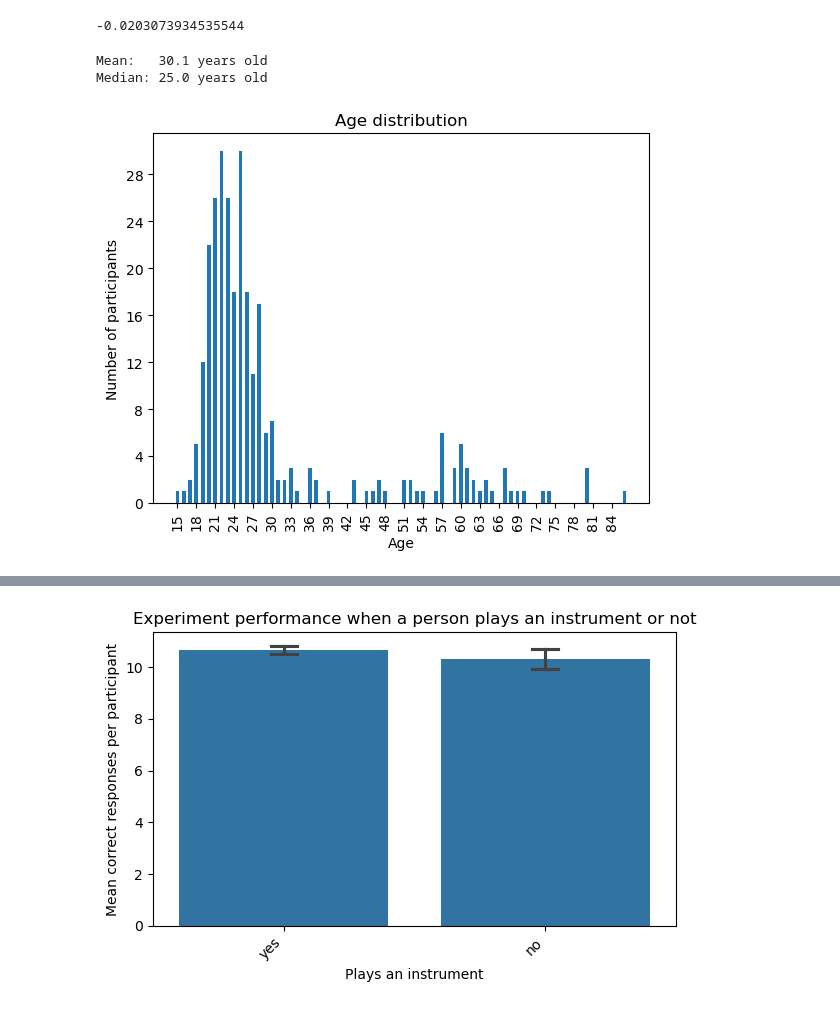
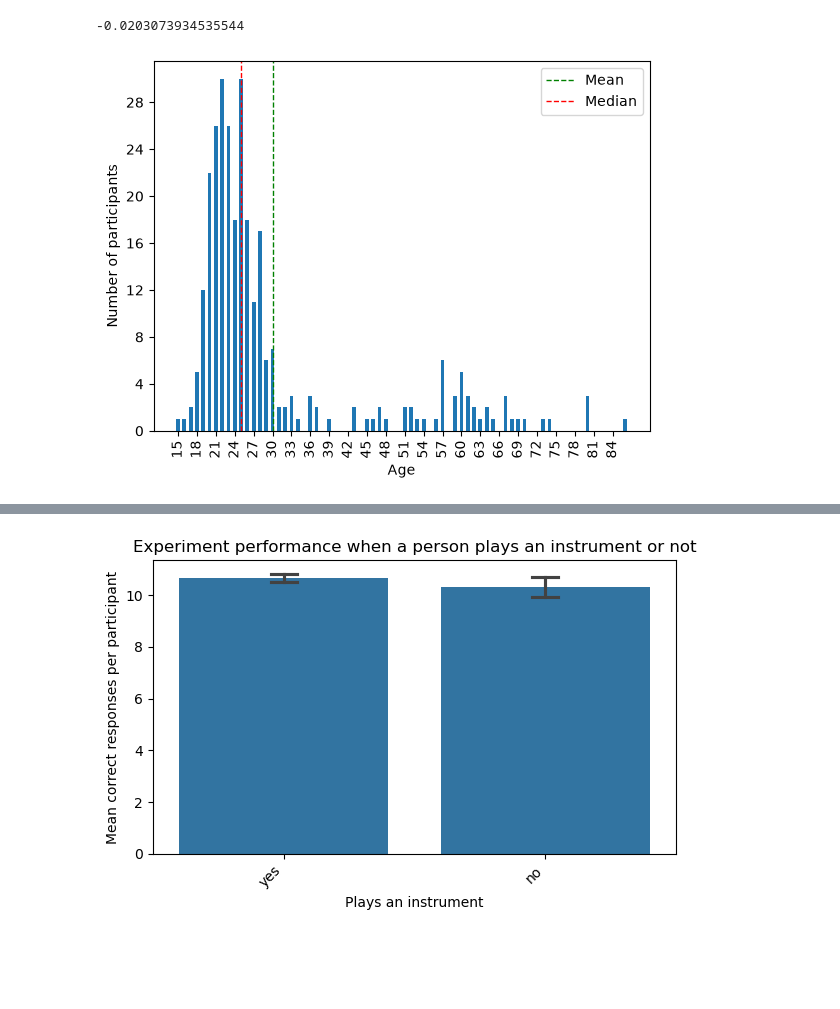
Before and after one commit to jasonvla/bachAndNotagenCorpora, a Jupyter notebook: poster/eval_ICCCM.ipynb, the cells around one changed output, grey strips where cells are left out. Saved outputs shown, nothing was run; the diff lists cells and outputs as text; code cells hidden in the pictures; blank space fills up the shorter version.

```diff
--- a/poster/eval_ICCCM.ipynb
+++ b/poster/eval_ICCCM.ipynb
@@ -121,32 +121,42 @@ print(corr)
 # %%
 # ================
 # AGE DISTRIBUTION
 # ================
 
 unique_ages = unique_participants["age"]
 
 age_min, age_max = int(unique_ages.min()), int(unique_ages.max())
 unique_ages.plot(
     kind="hist",
     bins=range(age_min, age_max + 2),
     align='left',
     rwidth=0.6, # Adds a slight gap between bars for readability
     ylabel="Number of participants",
     xlabel="Age",
-    title="Age distribution"
+    title=None,
+    label="_nolegend_"
 )
 
 
 
 plt.xticks(range(age_min, age_max + 1, 3), rotation=90)
 plt.gca().yaxis.set_major_locator(MaxNLocator(integer=True))
-
-# print metrics
-print("Mean:  ", round(unique_ages.mean(), 1), "years old")
-print("Median:", round(unique_ages.median(), 1), "years old")
+plt.axvline(
+  x=np.nanmean(df.age),
+  color = 'g',
+  linestyle = '--',
+  linewidth = 1,
+  label="Mean"
+)
+plt.axvline(
+  x=np.nanmedian(df.age),
+  color = 'r',
+  linestyle = '--',
+  linewidth = 1,
+  label="Median"
+)
+plt.legend()
 
 plt.show()
 # %% [output]
-Mean:   30.1 years old
-Median: 25.0 years old
-[figure, old version]
+[figure, new version]
```
Also changed, not shown: parts of 13 cells of this notebook, 10 other files.
